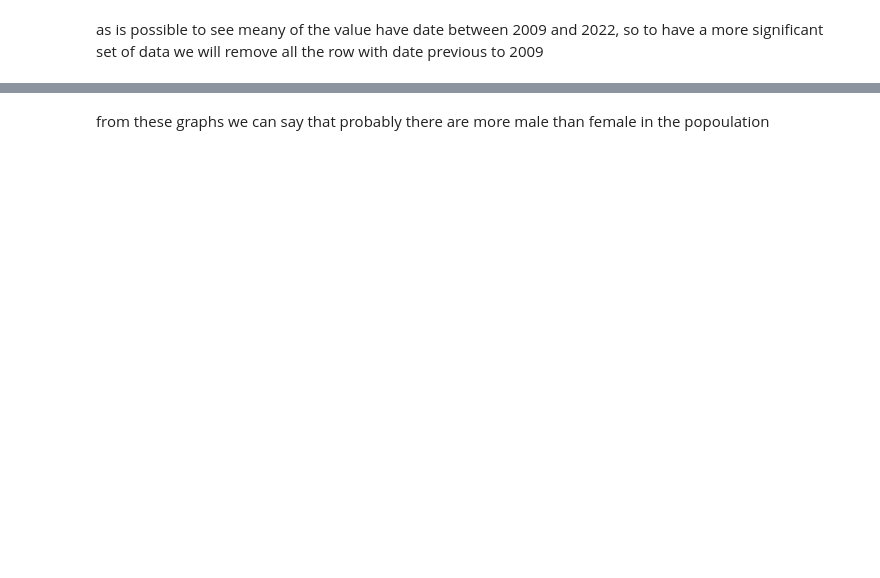
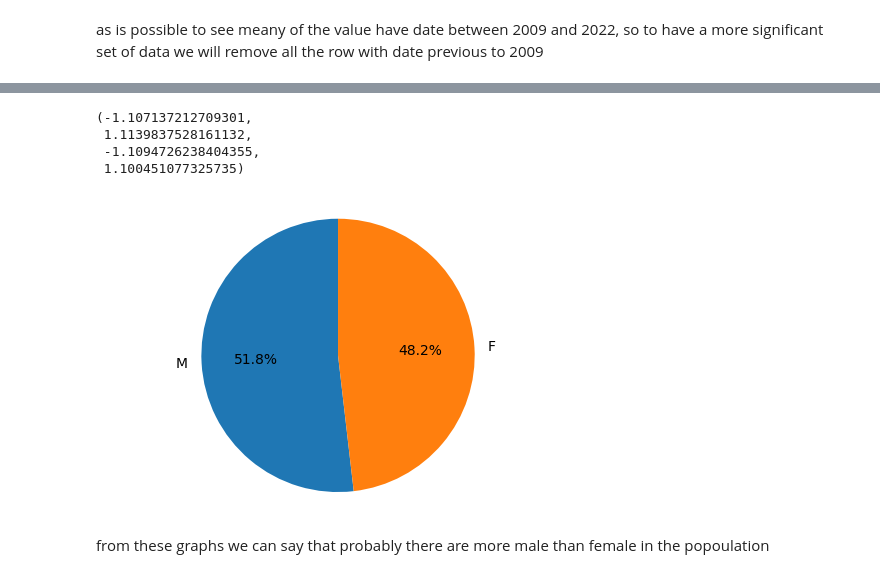
Before and after one commit to DragoE99/Drago-lamb_DataSforBusiness, a Jupyter notebook: DataSforBusiness_dragoLamb.ipynb, the cells around one changed output, grey strips where cells are left out. Saved outputs shown, nothing was run; the diff lists cells and outputs as text; code cells hidden in the pictures; blank space fills up the shorter version.

```diff
--- a/DataSforBusiness_dragoLamb.ipynb
+++ b/DataSforBusiness_dragoLamb.ipynb
@@ -143,14 +386,20 @@ is possible to see that *attivati* and *cessati*  have a simila behavior but in
 # %%
 m_to_f_rationA = rap_lavoro_attivati.GENERE.value_counts()
 
 xaxisA = m_to_f_rationA.index
 valueA = m_to_f_rationA.values
 
 fig1, axis = plt.subplots(1)
-fig1.dpi = 200
+fig1.dpi = 100
 
 #Attivati male to female Graph
 axis.pie(valueA, labels=xaxisA, autopct='%1.1f%%', startangle=90)
 axis.axis('equal')  # Equal aspect ratio ensures that pie is drawn as a circle.
+# %% [output]
+(-1.107137212709301,
+ 1.1139837528161132,
+ -1.1094726238404355,
+ 1.100451077325735)
+[figure, added]
 # %% [markdown]
 from these graphs we can say that probably there are more male than female in the popoulation
```
Also changed, not shown: parts of 138 cells of this notebook.
